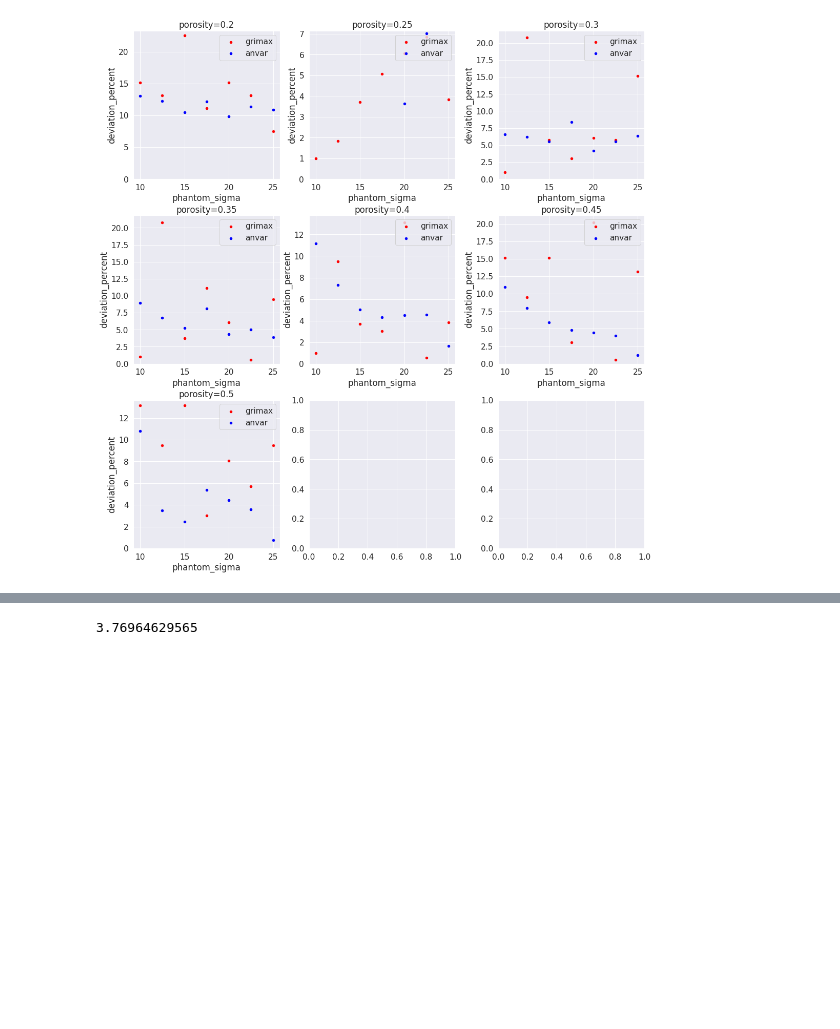
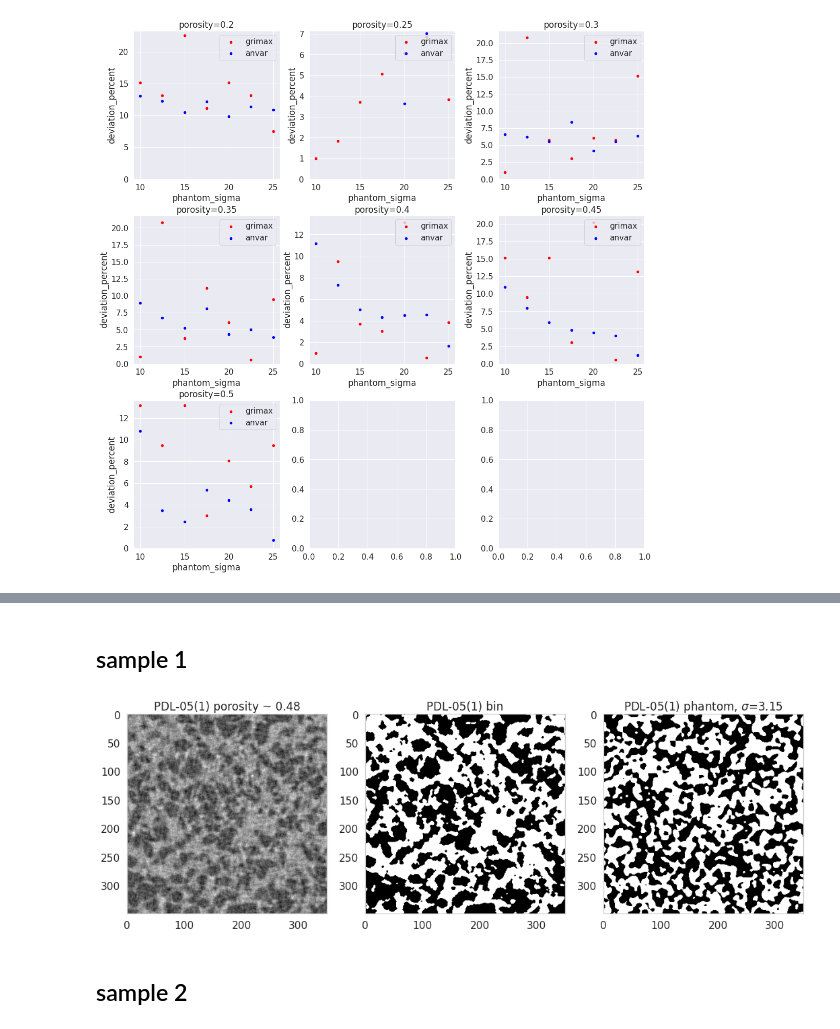
Before and after one commit to ankhafizov/MLTomography, a Jupyter notebook: sigma_contest_analysis_2d.ipynb, the cells around one changed output, grey strips where cells are left out. Cells and saved outputs as stored; diff of their text form; code cells hidden in the pictures; blank space fills up the shorter version.

```diff
--- a/sigma_contest_analysis_2d.ipynb
+++ b/sigma_contest_analysis_2d.ipynb
@@ -162,6 +164,20 @@ import phantom_generator as pg
 import wavelet_sigma_extractor as wse
 import random
 import matplotlib.pyplot as plt
+from skimage.morphology import binary_closing, binary_opening, ball, disk
 
 from skimage.filters import threshold_otsu
 from skimage.filters import rank
+
+import h5py
+
+norm_0_1 = lambda x: (x - x.min()) / (x.max() - x.min())
+
+def filter_bin(img2d):
+    selem = np.full([3,3] if img2d.ndim==2 else [3,3,3], 1)
+    img2d_f = rank.mean(img2d, selem)
+
+    img2d_f = img2d_f > threshold_otsu(img2d_f)
+
+    selem_b = disk if img2d_f.ndim==2 else ball
+    return binary_opening(binary_closing(img2d_f, selem_b(1)), selem_b(1))
@@ -168 +189,3 @@ from skimage.filters import rank
+# %% [markdown]
+## sample 1
 # %%
@@ -172,11 +193,35 @@ h5f = h5py.File('experimental_data/sample.h5','r')
 
 img2d_poly = h5f['layer1'][:]
 h5f.close()
-# %%
-img2d_poly = img2d_poly.astype(float)
-img2d_poly = (img2d_poly - img2d_poly.min()) / (img2d_poly.max() - img2d_poly.min())
-# %%
-sigma_poly = wse.get_sigma(img2d_poly, 0.1)
-sigma_poly
-# %% [output]
-3.76964629565
+# %%
+def show_parallel_pair(img, label):
+    img = norm_0_1(img)
+    img_bin = filter_bin(img)
+
+    fig, axes = plt.subplots(ncols=3, figsize=(15,5))
+    img = img[0] if img.ndim == 3 else img
+    img_filt = img_bin[0] if img_bin.ndim == 3 else img_bin
+
+    porosity = 1 - img_filt.sum() / img_filt.size
+
+    sigma = wse.get_sigma(img_filt, porosity)
+
+    axes[0].imshow(img, cmap="gray")
+    axes[0].set_title(label + f" porosity ~ {porosity:.2f}")
+
+    axes[1].imshow(img_filt, cmap="gray")
+    axes[1].set_title(label + " bin")
+
+    axes[2].imshow(pg.generate_phantom(img.shape, porosity, sigma), cmap="gray")
+    axes[2].set_title(label + f" phantom, $\sigma$={sigma:.2f}")
+
+    for ax in axes:
+        ax.grid()
+
+    plt.tight_layout()
+# %%
+show_parallel_pair(img2d_poly, label="PDL-05(1)")
+# %% [output]
+[figure, added]
+# %% [markdown]
+## sample 2
```
Also changed, not shown: parts of 22 cells of this notebook, 1 other file.
